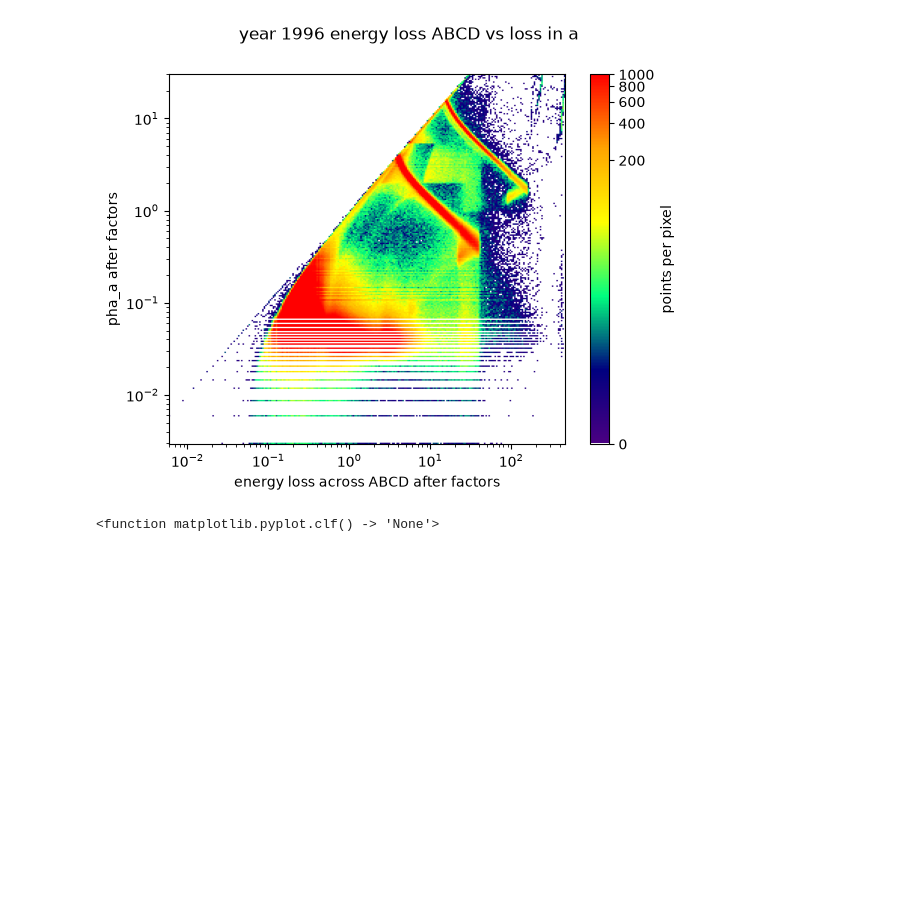
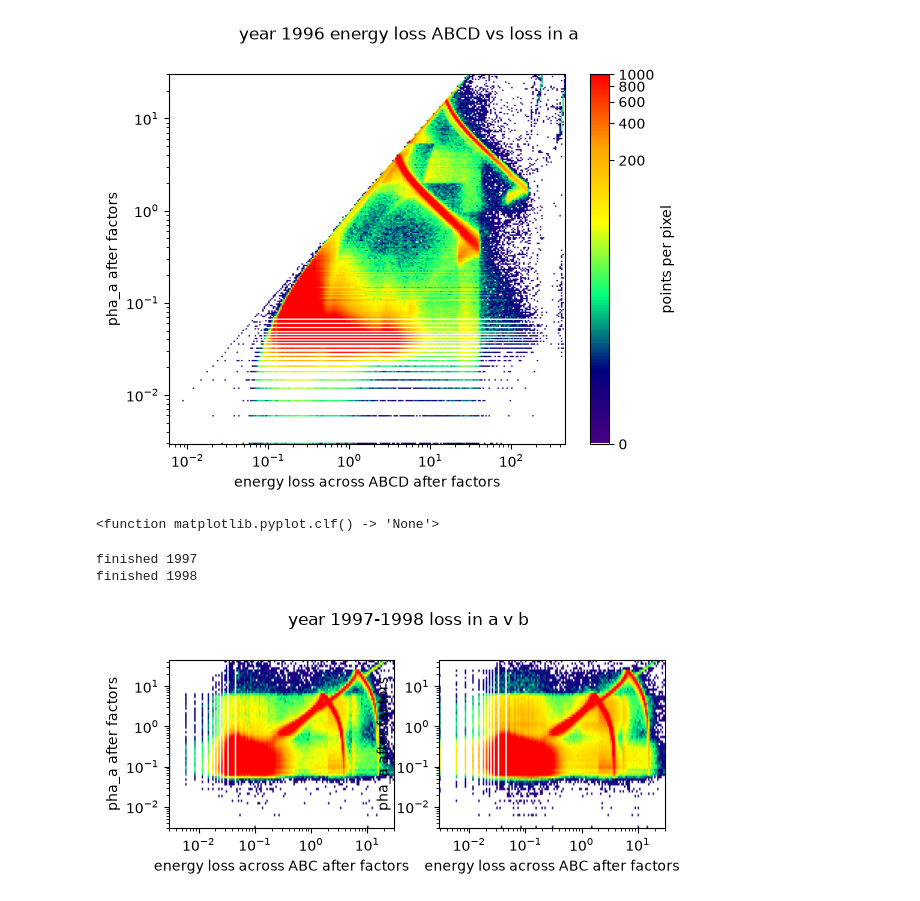
Before and after one commit to charliehuang888/ephin-predict, a Jupyter notebook: nb/particle_energy.ipynb, the cells around one changed output. Saved outputs shown, nothing was run; the diff lists cells and outputs as text; code cells hidden in the pictures; blank space fills up the shorter version.

```diff
--- a/nb/particle_energy.ipynb
+++ b/nb/particle_energy.ipynb
@@ -44,6 +48,12 @@ np.float64(16.07)
 # %%
 def calc_de_dx(row):
     return row["pha_a"] / magic_chandra * factor_chandra.loc["pha_a", row["a_lh_flag"]]
+
+def calc_layer_loss(row, sensor="a"):
+    assert sensor in set(["a", "b", "c", "d", "e"])
+    energy_col_name = f"pha_{sensor}"
+    flag_col_name = f"{sensor}_lh_flag"
+    return row[energy_col_name] / magic_chandra * factor_chandra.loc[energy_col_name, row[flag_col_name]]
 
 def calc_total_energy(row, to_d=True, to_e=True):
     apply_factors =  row["pha_a"] * factor_chandra.loc["pha_a", row["a_lh_flag"]] + \
@@ -340,3 +351,54 @@ for year_num in range(2001, 2003):
 # goal 2: energy loss prediciton based on id
 # E failure state years? failure mode check
 # D fails in 2017
+# %%
+# let's just try plotting a vs b for a few years
+fig = plt.figure()
+for year_num in range(1997, 1999): # range is start inclusive end exclusive
+    year_str = str(year_num)
+
+    files_year = fio.get_data_files("phx",  year_str)
+    accum = []
+    for f in files_year:
+        try:
+            temp = fio.read_pha(f)
+            # the files are surprisingly messy, here's some clean up
+            temp = temp[pd.to_numeric(temp['pha_a'], errors='coerce').notnull()]
+            temp = temp[pd.to_numeric(temp['pha_b'], errors='coerce').notnull()]
+            temp = temp[pd.to_numeric(temp['pha_c'], errors='coerce').notnull()]
+
+            accum.append(temp)
+        except pd.errors.EmptyDataError:
+            continue
+    accum = pd.concat(accum) # kind of wasteful but better than reallocating constantly
+
+    same_seg = accum["a_seg"] == accum["b_seg"]
+    filtered = accum[same_seg]
+    filtered["a"] = filtered.apply(calc_layer_loss, axis=1, sensor="a")
+    filtered["b"] = filtered.apply(calc_layer_loss, axis=1, sensor="b")
+
+    # remove 0 readings
+    a_nonzero = filtered["a"] != 0
+    b_nonzero = filtered["b"] != 0
+    filtered = filtered[a_nonzero & b_nonzero]
+
+    index = year_num - 1996
+    ax = fig.add_subplot(2, 2, index, projection='scatter_density')
+    ax.set_xlabel("energy loss across ABC after factors")
+    ax.set_xscale("log")
+    ax.set_ylabel("pha_a after factors")
+    ax.set_yscale("log")
+
+
+    # try a log normed density map
+    density = ax.scatter_density(filtered['a'], filtered['b'], norm=norm, cmap=custom_cmap)
+    print(f'finished {year_str}')
+
+fig.suptitle("year 1997-1998 loss in a v b")
+plt.savefig(f"energyloss_AvB_1997_1998.png")
+plt.show()
+plt.close(fig)
+# %% [output]
+finished 1997
+finished 1998
+[figure, added]
```
Also changed, not shown: parts of 6 cells of this notebook, 4 other files.
